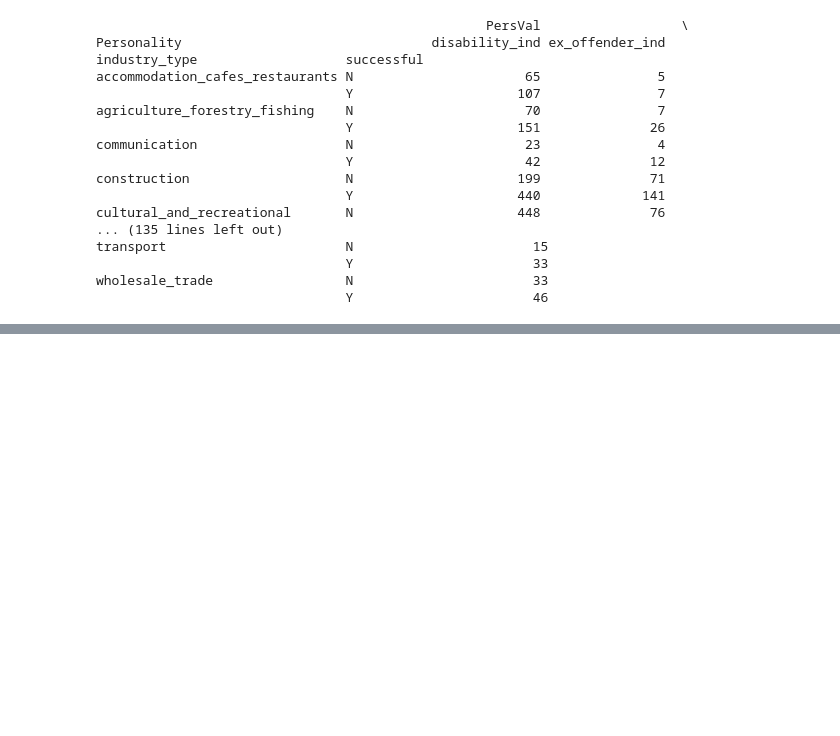
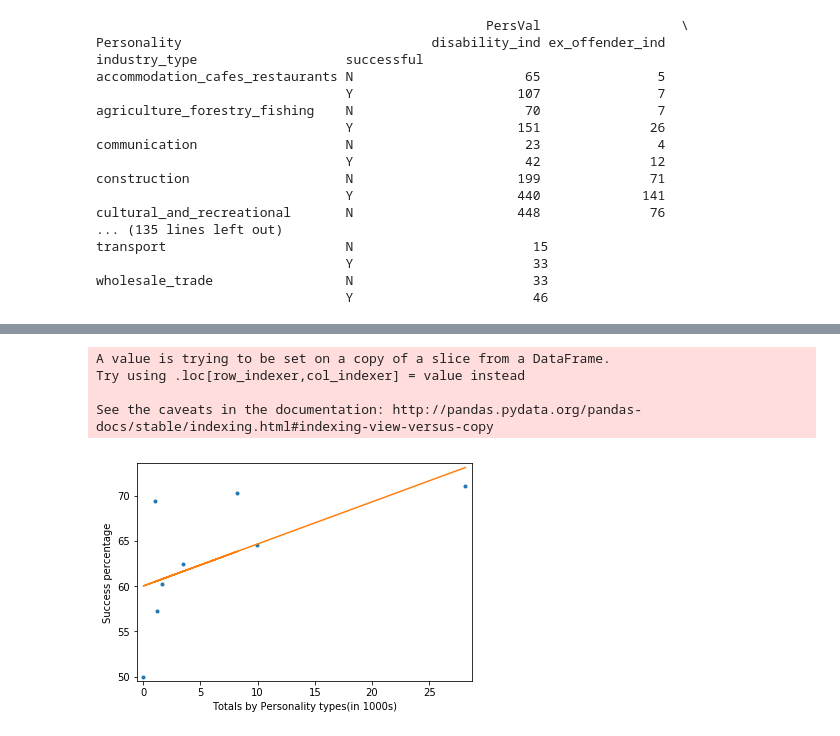
Before and after one commit to vsrajesh1/Capstone_Project_1, a Jupyter notebook: Capstone1_DataWrangling.ipynb, the cells around one changed output, grey strips where cells are left out. Cells and saved outputs as stored; diff of their text form; code cells hidden in the pictures; blank space fills up the shorter version.

```diff
--- a/Capstone1_DataWrangling.ipynb
+++ b/Capstone1_DataWrangling.ipynb
@@ -170,0 +382,60 @@ wholesale_trade                 N                       33
+# %%
+# Check whether the "personality type" has a positive correlation with "Success Indicator"
+
+# Bring all the personality types as a single column in the Data frame.
+def identify_personality(x):
+    if x['indigenous_ind'] == 'Y':
+        return "indigenous_ind"
+    elif x['ex_offender_ind'] == 'Y':
+        return "ex_offender_ind"
+    elif "Y" in x['nesb_ind']:
+        return "nesb_ind"
+    elif x['refugee_ind'] == 'Y':
+        return "refugee_ind"
+    elif x['disability_ind'] == 'Y':
+        return "disability_ind"
+    elif x['homeless_ind'] == 'Y':
+        return "homeless_ind"
+    elif x['sole_parent_ind'] == 'Y':
+        return "sole_parent_ind"
+    else:
+        return "NO_DISABLITY"
+
+
+#we need to find the "Success percentage per community/personality type" and check whether this correlates
+# with our target.
+main_model['personality_type'] = main_df.apply(lambda row: identify_personality(row),axis=1)
+
+
+# Aggregate the count of "Successes/personality types"
+personality_df = main_model.groupby(['personality_type','successful'], as_index=False).agg({"success_indicator": "sum"})
+
+# Find the Success percentage of each industry
+personality_y_df = personality_df[personality_df['successful'] == 'Y']
+personality_n_df = personality_df[personality_df['successful'] == 'N']
+personality_y_df.columns = ['personality_type','successful_y','success_count_y']
+personality_n_df.columns = ['personality_type','successful_n','success_count_n']
+
+per_result = pd.merge(personality_y_df, personality_n_df, on='personality_type')
+per_result['total'] = per_result.success_count_n + per_result.success_count_y
+per_result['success_percent'] = (( per_result.success_count_y / per_result.total ) * 100)
+
+y_percent = np.array(per_result.success_percent)
+x_total    = (np.array(per_result.total / 1000))
+
+# Plot the Success percentage per industry by total.
+_ = plt.plot(x_total, y_percent, marker='.', linestyle='none')
+plt.margins(0.02)
+_ = plt.xlabel('Totals by Personality types(in 1000s)')
+_ = plt.ylabel('Success percentage')
+
+a,b = coefs = poly.polyfit(x_total, y_percent, 1)
+ffit = poly.polyval(x_total, coefs)
+plt.plot(x_total, ffit)
+print(coefs[0],coefs[1])
+
+# Print the results to the screen
+print('slope =', a, 'Success percentage by Personality types')
+print('intercept =', b, 'Totals per Personality(in 1000s)')
+plt.show()
+# %% [output]
@@ -170,0 +462,5 @@ wholesale_trade                 N                       33
+A value is trying to be set on a copy of a slice from a DataFrame.
+Try using .loc[row_indexer,col_indexer] = value instead
+
+See the caveats in the documentation: http://pandas.pydata.org/pandas-docs/stable/indexing.html#indexing-view-versus-copy
+[figure, added]
```
Also changed, not shown: parts of 14 cells of this notebook.
